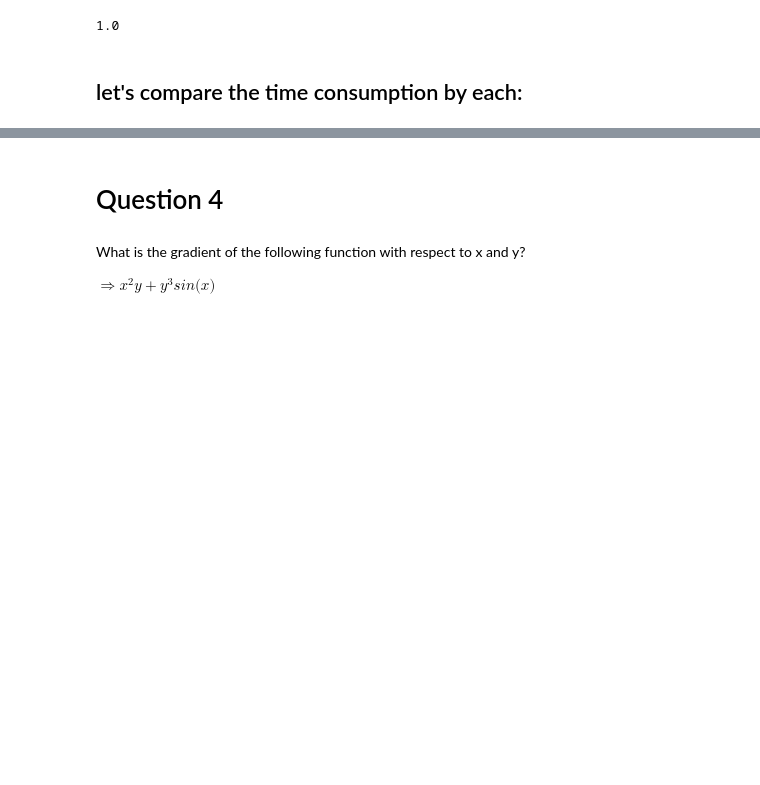
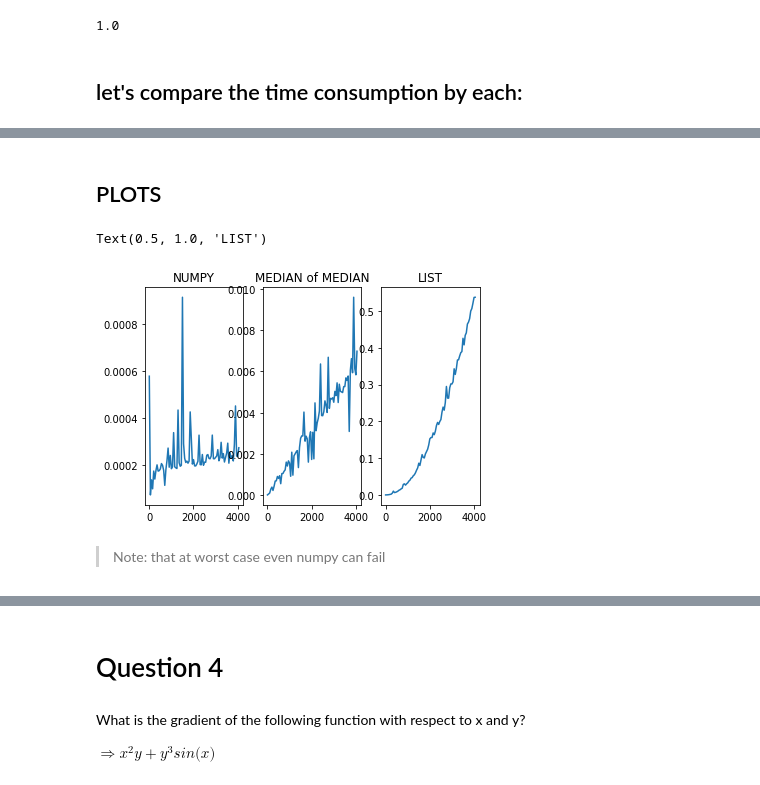
Before and after one commit to git-siddhesh/MachineLearning_ES654_2022, a Jupyter notebook: Prerequisite_Test_siddhesh.ipynb, the cells around one changed output, grey strips where cells are left out. Drawn from its saved outputs; the diff is of its cells as text; code cells hidden in the pictures; blank space fills up the shorter version.

```diff
--- a/Prerequisite_Test_siddhesh.ipynb
+++ b/Prerequisite_Test_siddhesh.ipynb
@@ -314,0 +367,45 @@ array = [random.randint(-50, 50) for _ in range(1000)]
+# %% [markdown]
+## PLOTS
+# %%
+
+
+time_list = []
+time_mom = []
+time_np = []
+size = []
+
+import time
+for n in range(5,4096,50):
+  array = [random.randint(-100, 100) for _ in range(n)]
+  array2 = np.array(array)
+  size.append(n)
+
+  t1 = time.time()
+  median_using_multiple_iterations(array)
+  time_list.append(time.time()-t1)
+
+  t2 = time.time()
+  median_using_mom(array)
+  time_mom.append(time.time()-t2)
+
+  t3 = time.time()
+  np.median(array2)
+  time_np.append(time.time()-t3)
+
+plt.subplot(1,3,1)
+plt.plot(size, time_np)
+plt.title("NUMPY")
+
+plt.subplot(1,3,2)
+plt.plot(size, time_mom)
+plt.title("MEDIAN of MEDIAN")
+
+
+plt.subplot(1,3,3)
+plt.plot(size, time_list)
+plt.title("LIST")
+# %% [output]
+Text(0.5, 1.0, 'LIST')
+[figure, added]
+# %% [markdown]
+> Note: that at worst case even numpy can fail
```
Also changed, not shown: parts of 32 cells of this notebook.
